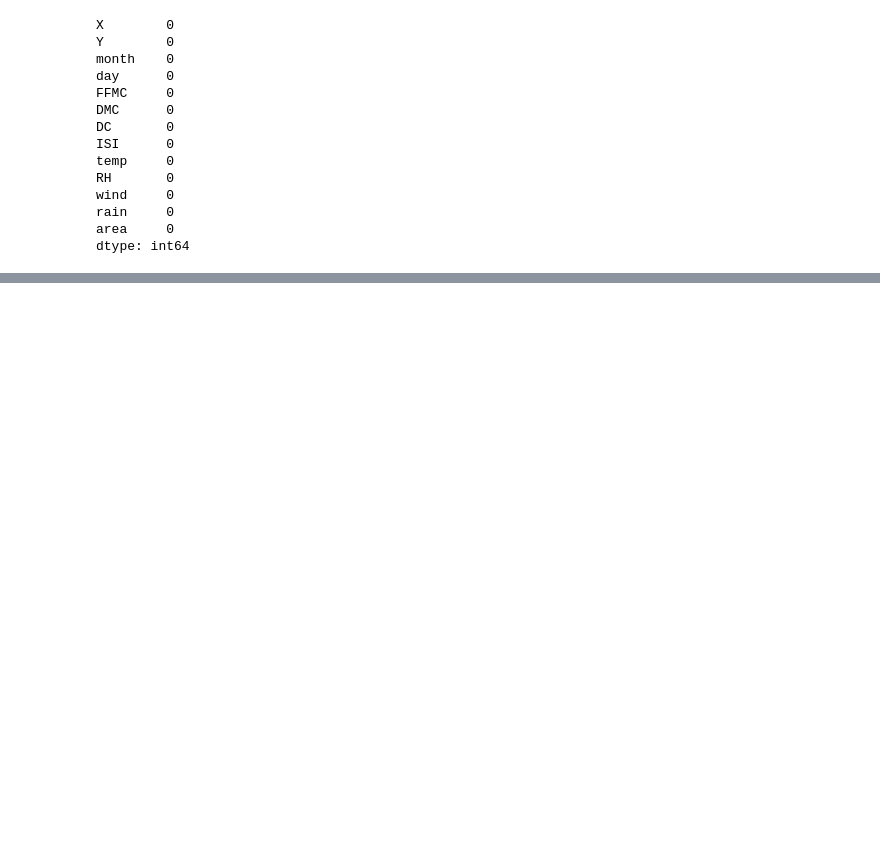
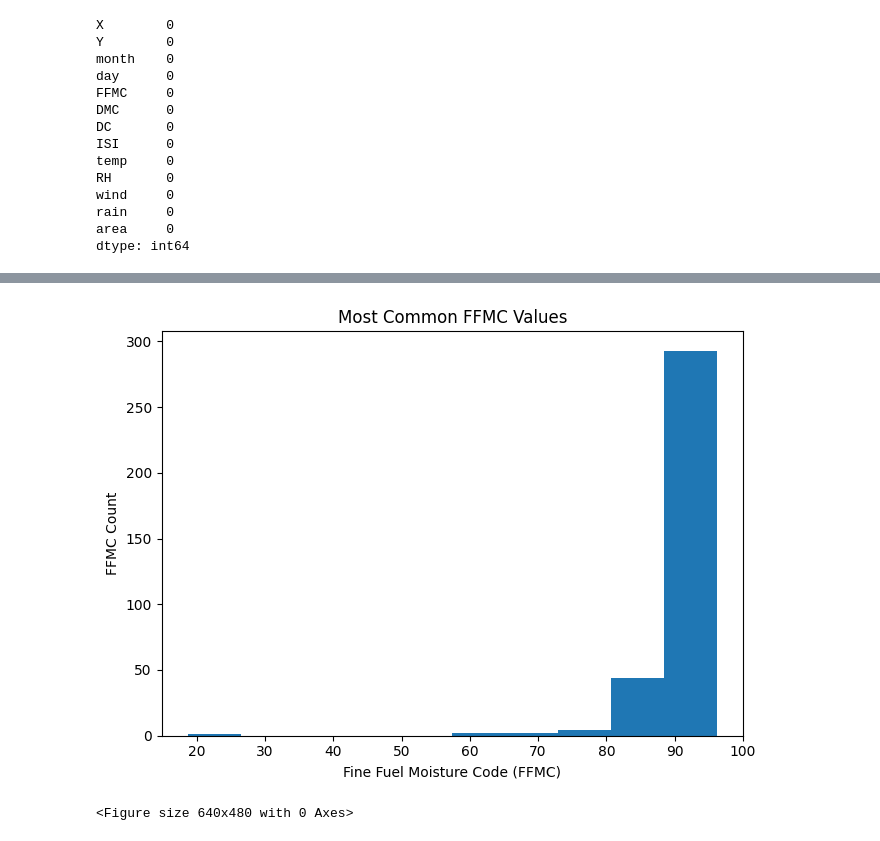
Before and after one commit to UltimateCoderDelta/Forest_Fires_Predictor, a Jupyter notebook: Forest Fires Predictor.ipynb, the cells around one changed output, grey strips where cells are left out. Cells and saved outputs as stored; diff of their text form; code cells hidden in the pictures; blank space fills up the shorter version.

```diff
--- a/Forest Fires Predictor.ipynb
+++ b/Forest Fires Predictor.ipynb
@@ -52,0 +46,5 @@ fires_df_or.head(n=5)
+# %%
+X = fires_df_or.drop(columns=["area"])
+target = fires_df_or["area"]
+# %%
+X_train, X_test, target_train, target_test = train_test_split(X, target, test_size=0.33, random_state=42)
@@ -52,0 +64,12 @@ fires_df_or.head(n=5)
+# %%
+#FFMC vs Target
+plt.figure(figsize=[6.8, 5.0], layout='tight')
+plt.hist(X_train['FFMC'])
+plt.xlabel("Fine Fuel Moisture Code (FFMC)")
+plt.ylabel("FFMC Count")
+plt.title("Most Common FFMC Values")
+plt.show()
+plt.clf()
+# %% [output]
+[figure, added]
+<Figure size 640x480 with 0 Axes>
```
Also changed, not shown: parts of 8 cells of this notebook.
